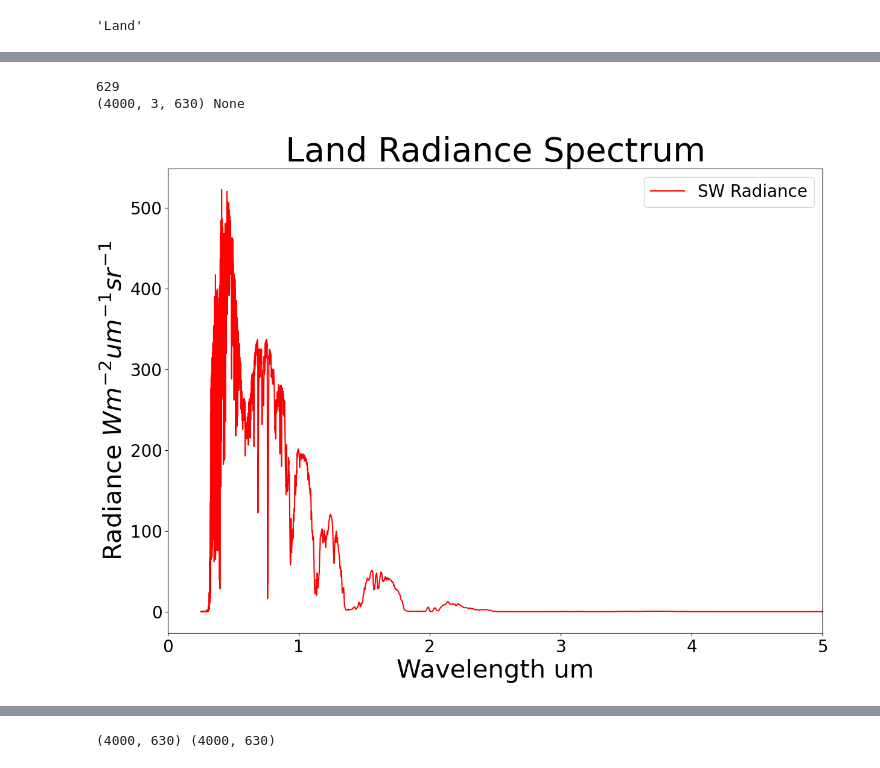
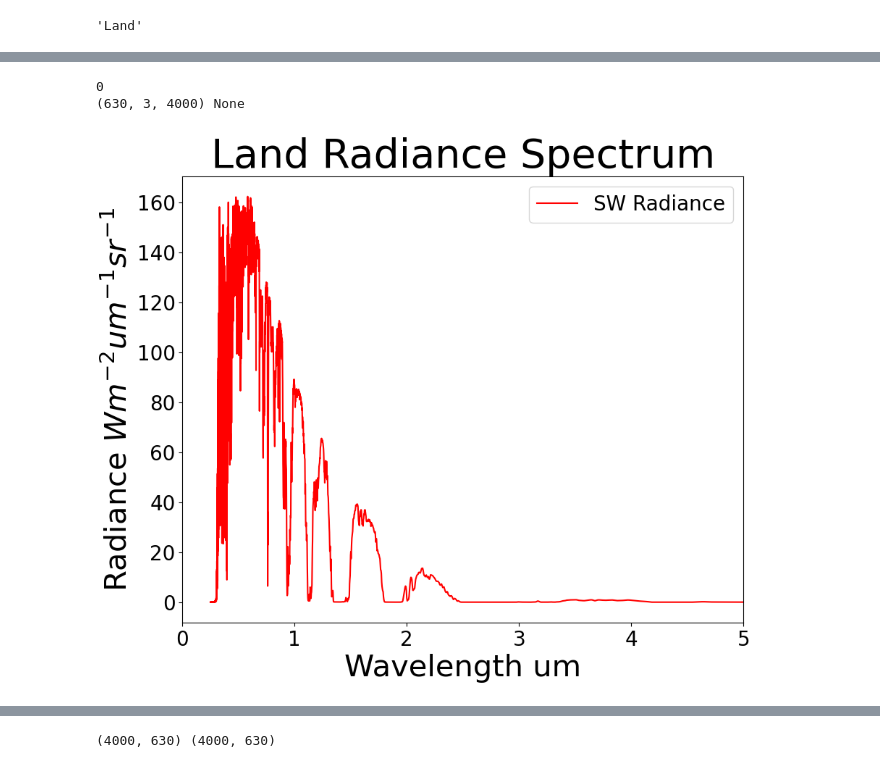
Before and after one commit to LASP-Libera/libera_unfiltering, a Jupyter notebook: data_analysis.ipynb, the cells around one changed output, grey strips where cells are left out. Saved outputs shown, nothing was run; the diff lists cells and outputs as text; code cells hidden in the pictures.

```diff
--- a/data_analysis.ipynb
+++ b/data_analysis.ipynb
@@ -23,9 +23,10 @@ def plot_radiance(rads, title, runnum):
     # print(describer_df)
     # print(np.shape(rads))
     print(np.shape(rads), print(runnum))
-    figure = plt.figure(2, figsize=(14,10))
+    figure = plt.figure(2, figsize=(10,8))
     ax = plt.axes()
-    ax.plot(rads[:,0,runnum], rads[:,1, runnum], 'r-', label='SW Radiance')
+    # ax.plot(rads[:,0,runnum], rads[:,1, runnum], 'r-', label='SW Radiance')
+    ax.plot(rads[runnum, 0, :], rads[runnum, 1, :], 'r-', label='SW Radiance')
     #ax.plot(rads[:,0,runnum], rads[:,2, runnum], 'b-', label='LW Radiance')
     ax.legend(prop={"size":20})
     plt.title("%s Radiance Spectrum"%title, fontsize=40)
@@ -84,6 +126,6 @@ array([[[1.00000000e+03, 1.00000000e+03, 1.00000000e+03, ...,
 # %%
-plot_radiance(land.rads, land.title, land.num_runs - 1)
+plot_radiance(land.rads, land.title, 0)
 # %% [output]
-629
-(4000, 3, 630) None
+0
+(630, 3, 4000) None
-[figure, old version]
+[figure, new version]
```
Also changed, not shown: parts of 37 cells of this notebook, 5 other files.
